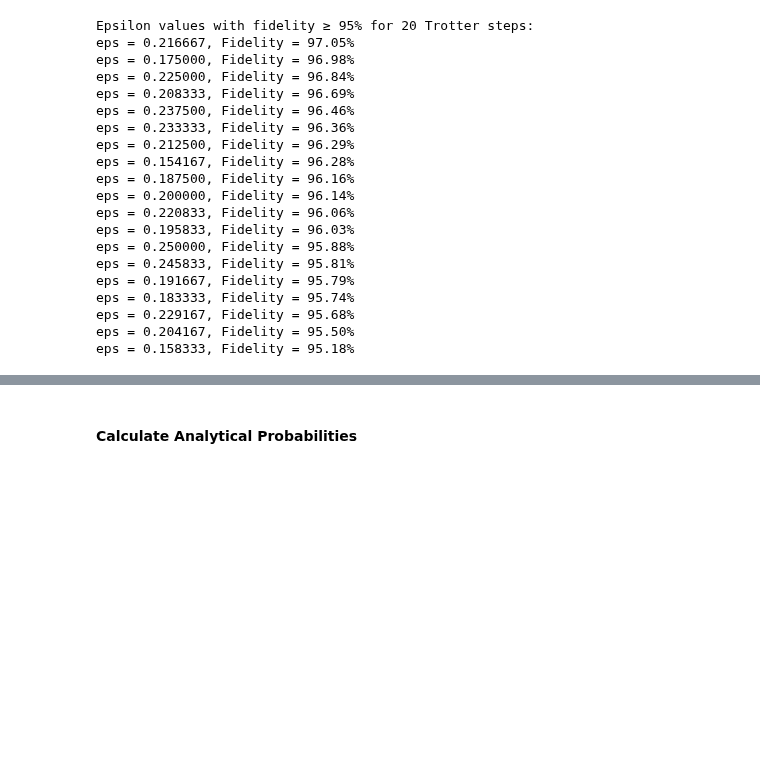
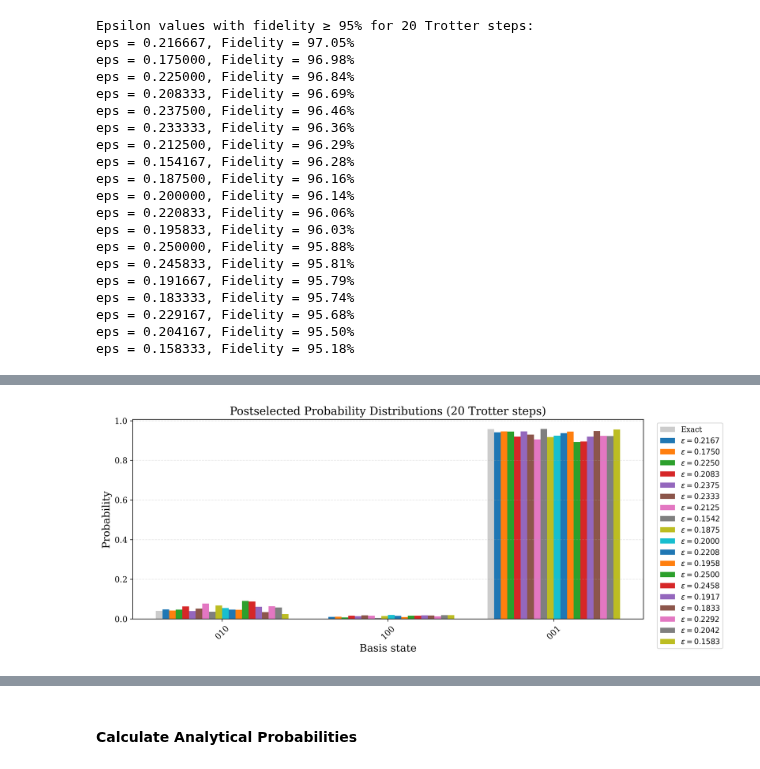
Before and after one commit to ali-tayyab/Digital-Quantum-Simulation-of-GUP-modified-Hamiltonians, a Jupyter notebook: fidelity_for_HO_using_real_backend.ipynb, the cells around one changed output, grey strips where cells are left out. Saved outputs shown, nothing was run; the diff lists cells and outputs as text; code cells hidden in the pictures; blank space fills up the shorter version.

```diff
--- a/fidelity_for_HO_using_real_backend.ipynb
+++ b/fidelity_for_HO_using_real_backend.ipynb
@@ -472,0 +646,100 @@ eps = 0.158333, Fidelity = 95.18%
+# %%
+steps_value = troter_steps[0]
+
+selected_eps = [eps for eps, F in high_fidelity_eps]
+
+n_states = len(allowed)
+n_eps = len(selected_eps)
+
+# =====================================
+# Exact distribution
+# =====================================
+eps_ref = selected_eps[0]
+
+exact_probs = true_probs[steps_value][eps_ref]
+
+restricted_true = {
+    state: exact_probs.get(state, 0)
+    for state in allowed
+}
+
+norm = sum(restricted_true.values())
+
+true_probs_post = np.array([
+    restricted_true[state] / norm
+    for state in allowed
+])
+
+# =====================================
+# Figure
+# =====================================
+fig, ax = plt.subplots(figsize=(12,5))
+
+x = np.arange(n_states)
+
+# width of each individual bar
+bar_width = 0.8 / (n_eps + 1)
+
+# -------------------------------------
+# Exact bars
+# -------------------------------------
+ax.bar(
+    x - 0.4 + bar_width/2,
+    true_probs_post,
+    width=bar_width,
+    alpha=0.4,
+    color='gray',
+    label='Exact'
+)
+
+# -------------------------------------
+# Hardware bars
+# -------------------------------------
+for i, eps in enumerate(selected_eps):
+
+    exp_counts = results[steps_value][eps]
+
+    allowed_counts = {
+        state: exp_counts.get(state, 0)
+        for state in allowed
+    }
+
+    total = sum(allowed_counts.values())
+
+    exp_probs = np.array([
+        allowed_counts[state]/total
+        if total > 0 else 0
+        for state in allowed
+    ])
+
+    offset = -0.4 + (i+1.5)*bar_width
+
+    ax.bar(
+        x + offset,
+        exp_probs,
+        width=bar_width,
+        label=rf'$\epsilon={eps:.4f}$'
+    )
+
+ax.set_xticks(x)
+ax.set_xticklabels(allowed, rotation=45)
+
+ax.set_xlabel("Basis state")
+ax.set_ylabel("Probability")
+
+ax.set_title(
+    f"Postselected Probability Distributions ({steps_value} Trotter steps)"
+)
+
+ax.legend(
+    bbox_to_anchor=(1.02,1),
+    loc='upper left'
+)
+
+ax.grid(axis='y', linestyle='--', alpha=0.3)
+plt.savefig("plots/combined_distribution.pdf", bbox_inches="tight")
+plt.savefig("plots/combined_distribution.png", dpi=600, bbox_inches="tight")
+plt.tight_layout()
+plt.show()
+# %% [output]
+[figure, added]
```
Also changed, not shown: parts of 10 cells of this notebook, 38 other files.
